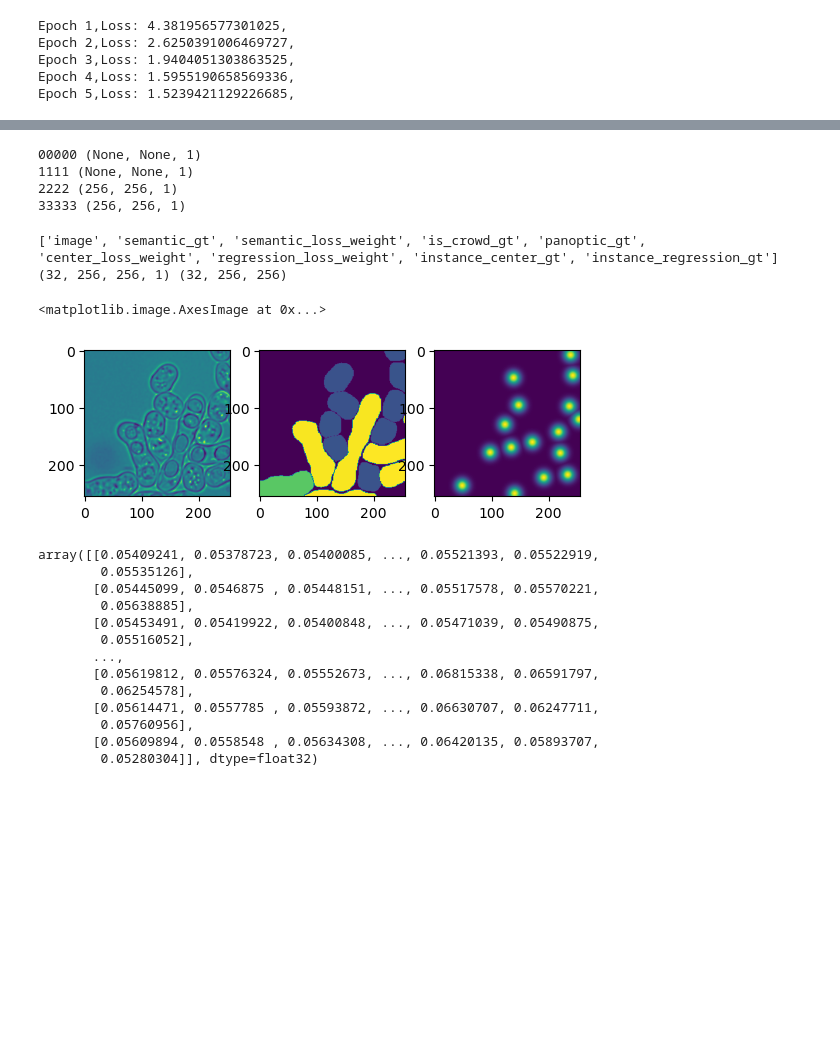
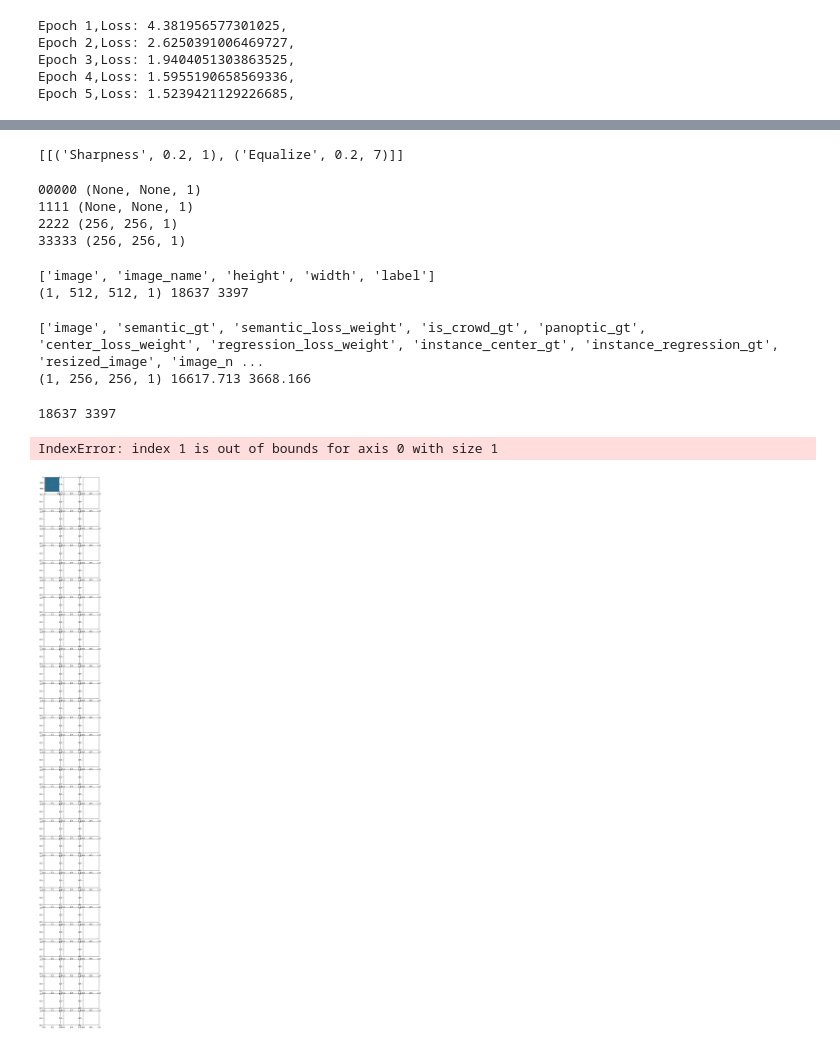
Before and after one commit to wanlanli/deepYeast, a Jupyter notebook: test_main.ipynb, the cells around one changed output, grey strips where cells are left out. Saved outputs shown, nothing was run; the diff lists cells and outputs as text; code cells hidden in the pictures; blank space fills up the shorter version.

Commit message:
for uint18 training

```diff
--- a/test_main.ipynb
+++ b/test_main.ipynb
@@ -320,3 +415,7 @@ max: 1.0
+# %%
+autoaugment_policy.convert_policy(autoaugment_policy.simple_classification_policy)
+# %% [output]
+[[('Sharpness', 0.2, 1), ('Equalize', 0.2, 7)]]
 # %%
 celldataset = runner_utils.create_dataset(configs.train_dataset_options,
     is_training=True,
@@ -333,35 +428,37 @@ from skimage.io import imread
+# %%
+testdataset = runner_utils.create_dataset(configs.eval_dataset_options,
+    is_training=False,
+    only_semantic_annotations=False)
 # %%
 for example in tfds.as_numpy(celldataset.take(1)):  # example is `{'image': tf.Tensor, 'label': tf.Tensor}`
     print(list(example.keys()))
     image = example["image"]
-    gt = example["panoptic_gt"]
-    ct = example["instance_center_gt"]
+    #gt = example["panoptic_gt"]
+    #ct = example["instance_center_gt"]
   # label = example["label"]
-    print(image.shape, gt.shape)
+    print(image.shape,image.max(),image.min())
 # %% [output]
-['image', 'semantic_gt', 'semantic_loss_weight', 'is_crowd_gt', 'panoptic_gt', 'center_loss_weight', 'regression_loss_weight', 'instance_center_gt', 'instance_regression_gt']
-(32, 256, 256, 1) (32, 256, 256)
+['image', 'image_name', 'height', 'width', 'label']
+(1, 512, 512, 1) 18637 3397
+# %%
+for example in tfds.as_numpy(testdataset.take(1)):  # example is `{'image': tf.Tensor, 'label': tf.Tensor}`
+    print(list(example.keys()))
+    image = example["image"]
+    #gt = example["panoptic_gt"]
+    #ct = example["instance_center_gt"]
+  # label = example["label"]
+    print(image.shape,image.max(),image.min())
+# %% [output]
+['image', 'semantic_gt', 'semantic_loss_weight', 'is_crowd_gt', 'panoptic_gt', 'center_loss_weight', 'regression_loss_weight', 'instance_center_gt', 'instance_regression_gt', 'resized_image', 'image_n ...
+(1, 256, 256, 1) 16617.713 3668.166
 # %%
-fig,axs = plt.subplots(1, 3)
-axs[0].imshow(image[3,:,:,0])
-axs[1].imshow(gt[3,:,:])
-axs[2].imshow(ct[3,:,:])
+fig,axs = plt.subplots(32, 3, figsize=(5,50))
+for i in range(0,32):
+    axs[i,0].imshow(image[i,:,:,0])
+    #axs[i,1].imshow(gt[i,:,:])
+    #axs[i,2].imshow(ct[i,:,:])
+    print(image[i,:,:,0].max(),image[i,:,:,0].min())
 # %% [output]
-<matplotlib.image.AxesImage at 0x...>
+18637 3397
+IndexError: index 1 is out of bounds for axis 0 with size 1
-[figure, old version]
+[figure, new version]
-# %%
-image[0,:,:,0]
-# %% [output]
-array([[0.05409241, 0.05378723, 0.05400085, ..., 0.05521393, 0.05522919,
-        0.05535126],
-       [0.05445099, 0.0546875 , 0.05448151, ..., 0.05517578, 0.05570221,
-        0.05638885],
-       [0.05453491, 0.05419922, 0.05400848, ..., 0.05471039, 0.05490875,
-        0.05516052],
-       ...,
-       [0.05619812, 0.05576324, 0.05552673, ..., 0.06815338, 0.06591797,
-        0.06254578],
-       [0.05614471, 0.0557785 , 0.05593872, ..., 0.06630707, 0.06247711,
-        0.05760956],
-       [0.05609894, 0.0558548 , 0.05634308, ..., 0.06420135, 0.05893707,
-        0.05280304]], dtype=float32)
```
Also changed, not shown: parts of 38 cells of this notebook, 21 other files.
